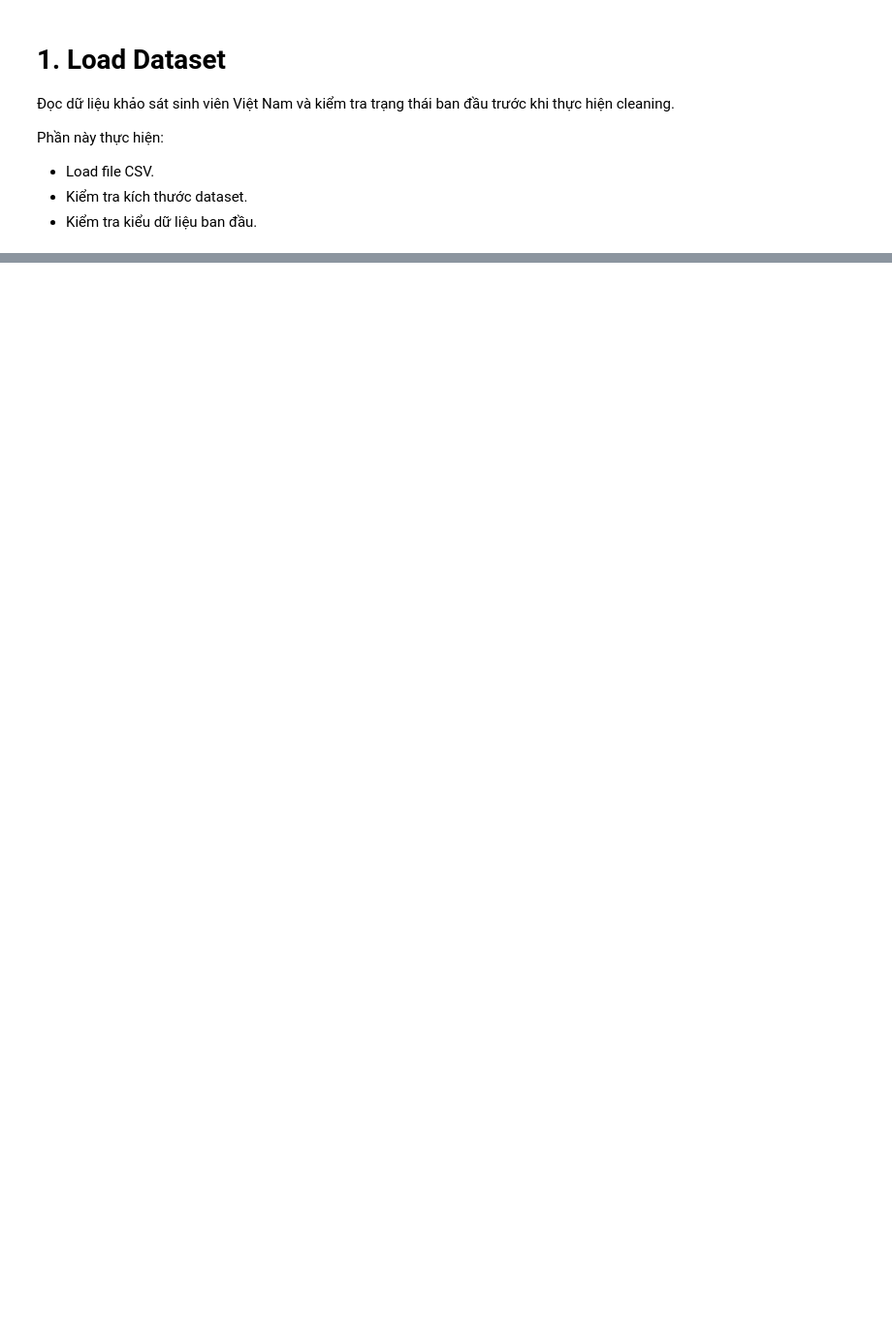
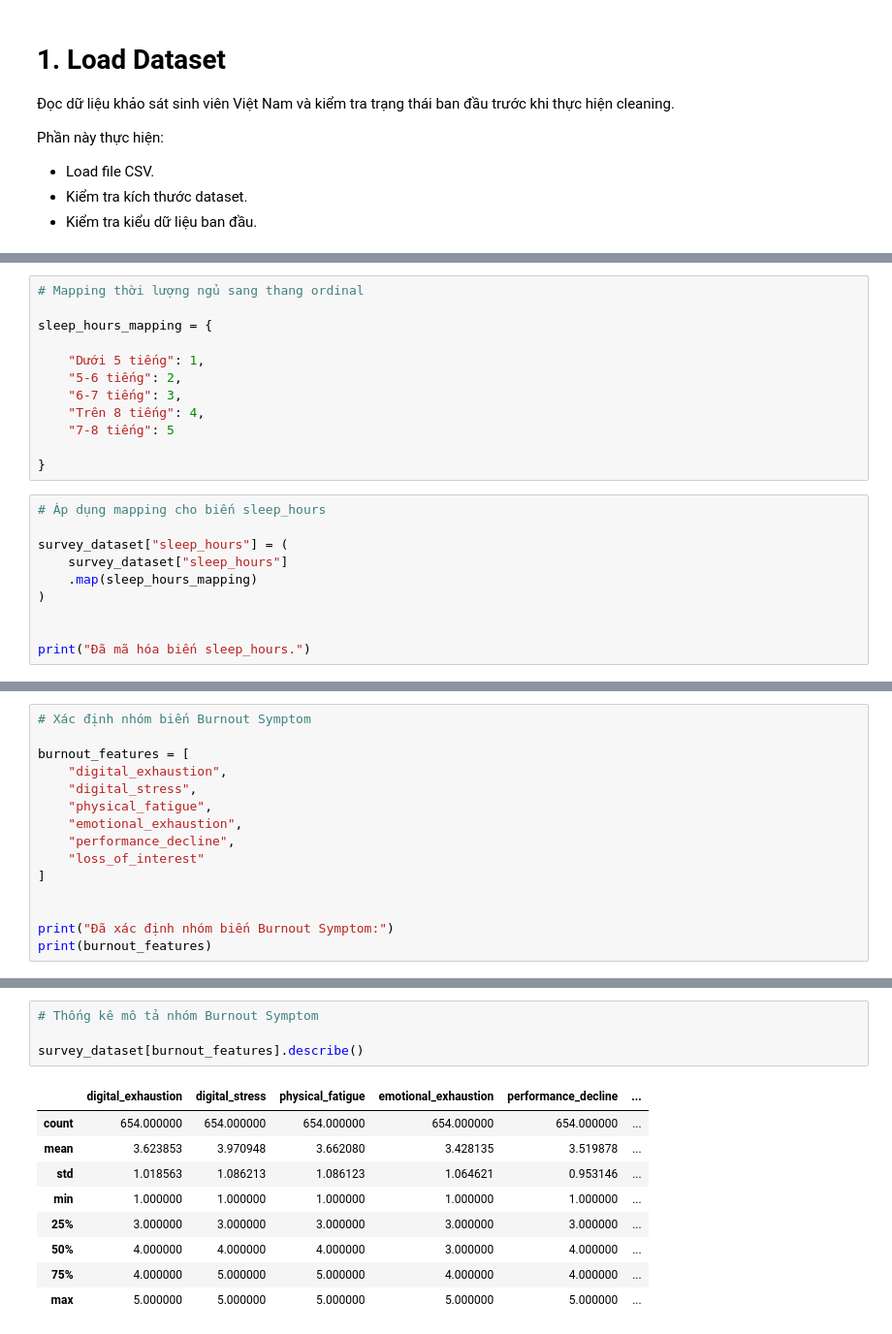
Before and after one commit to NguynnThah/DA016, a Jupyter notebook: notebooks/vietnam_dataset/02_cleaning_preprocessing.ipynb, the cells around one changed output, grey strips where cells are left out. Shown at 97% size. Saved outputs shown, nothing was run; the diff lists cells and outputs as text; blank space fills up the shorter version.

Commit message:
update: cleaning & preprocessing vn dataset

```diff
--- a/notebooks/vietnam_dataset/02_cleaning_preprocessing.ipynb
+++ b/notebooks/vietnam_dataset/02_cleaning_preprocessing.ipynb
@@ -1406,0 +961,22 @@ Số cột: 23
+# %%
+# Mapping thời lượng ngủ sang thang ordinal
+
+sleep_hours_mapping = {
+
+    "Dưới 5 tiếng": 1,
+    "5-6 tiếng": 2,
+    "6-7 tiếng": 3,
+    "Trên 8 tiếng": 4,
+    "7-8 tiếng": 5
+
+}
+# %%
+# Áp dụng mapping cho biến sleep_hours
+
+survey_dataset["sleep_hours"] = (
+    survey_dataset["sleep_hours"]
+    .map(sleep_hours_mapping)
+)
+
+
+print("Đã mã hóa biến sleep_hours.")
@@ -1406,0 +1039,15 @@ Số cột: 23
+# %%
+# Xác định nhóm biến Burnout Symptom
+
+burnout_features = [
+    "digital_exhaustion",
+    "digital_stress",
+    "physical_fatigue",
+    "emotional_exhaustion",
+    "performance_decline",
+    "loss_of_interest"
+]
+
+
+print("Đã xác định nhóm biến Burnout Symptom:")
+print(burnout_features)
@@ -1406,0 +1087,14 @@ Số cột: 23
+# %%
+# Thống kê mô tả nhóm Burnout Symptom
+
+survey_dataset[burnout_features].describe()
+# %% [output]
+|  | digital_exhaustion | digital_stress | physical_fatigue | emotional_exhaustion | performance_decline | ... |
+| count | 654.000000 | 654.000000 | 654.000000 | 654.000000 | 654.000000 | ... |
+| mean | 3.623853 | 3.970948 | 3.662080 | 3.428135 | 3.519878 | ... |
+| std | 1.018563 | 1.086213 | 1.086123 | 1.064621 | 0.953146 | ... |
+| min | 1.000000 | 1.000000 | 1.000000 | 1.000000 | 1.000000 | ... |
+| 25% | 3.000000 | 3.000000 | 3.000000 | 3.000000 | 3.000000 | ... |
+| 50% | 4.000000 | 4.000000 | 4.000000 | 3.000000 | 4.000000 | ... |
+| 75% | 4.000000 | 5.000000 | 5.000000 | 4.000000 | 4.000000 | ... |
+| max | 5.000000 | 5.000000 | 5.000000 | 5.000000 | 5.000000 | ... |
```
Also changed, not shown: parts of 147 cells of this notebook.
